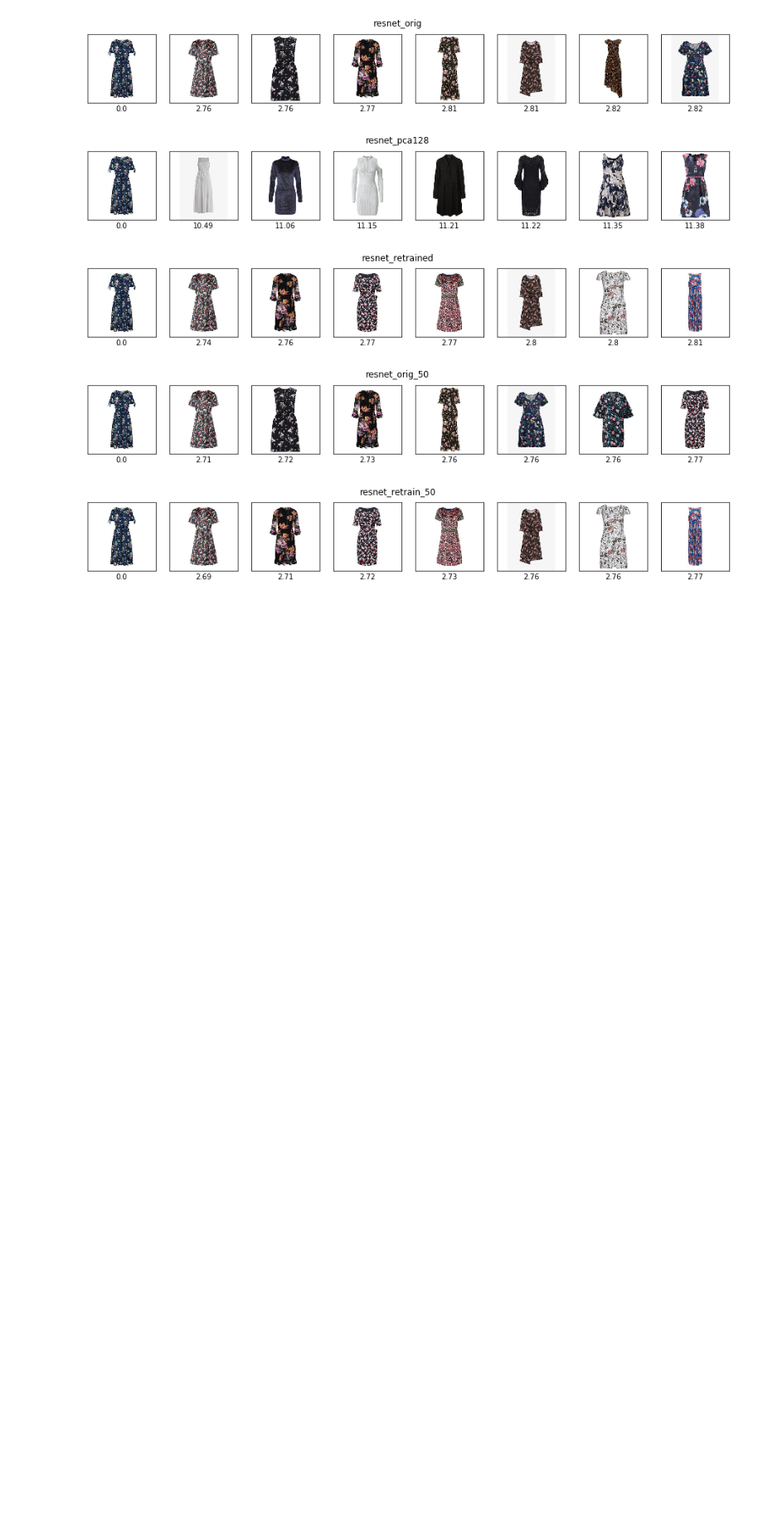
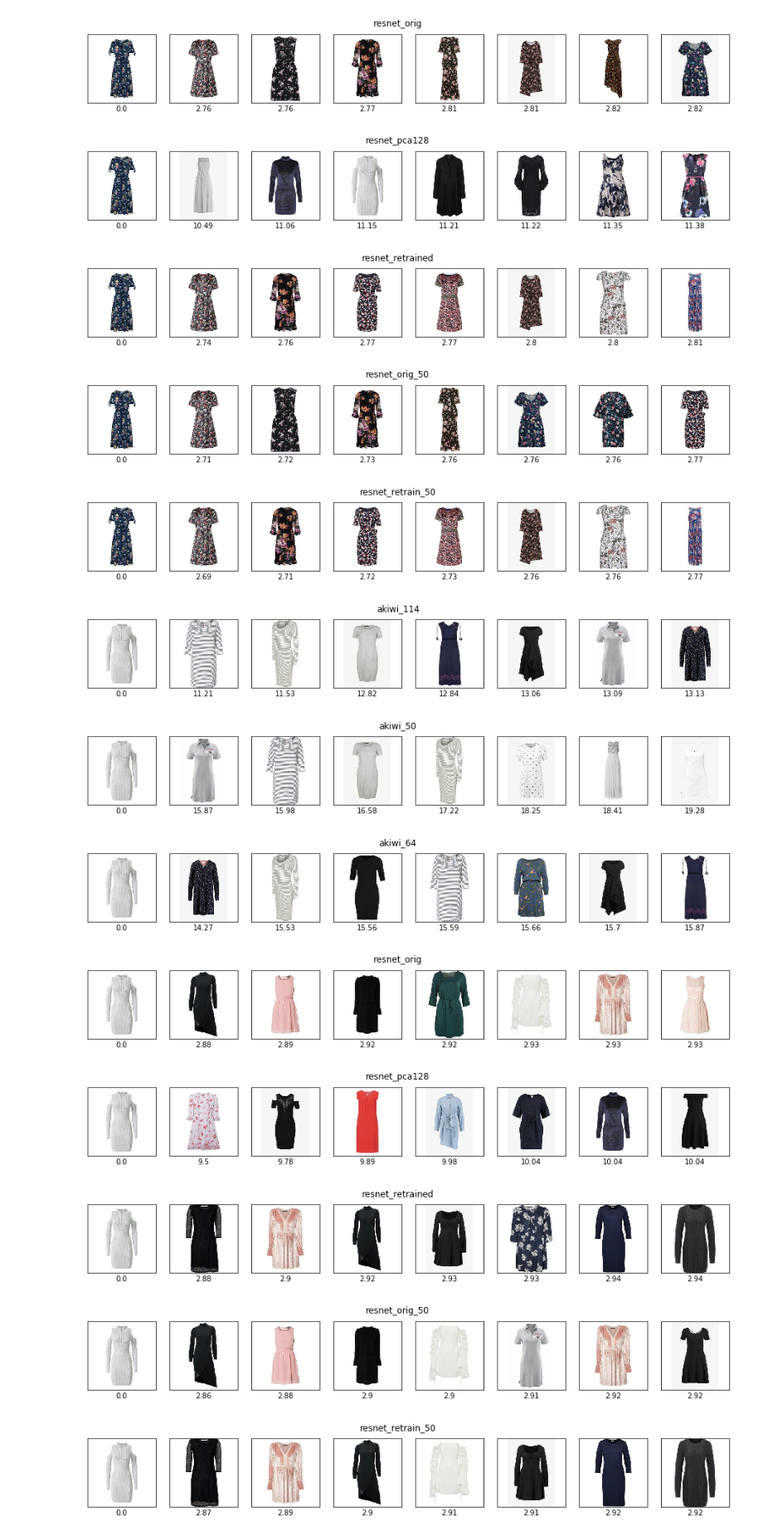
Before and after one commit to sonynka/fashion_gan, a Jupyter notebook: test_search_features.ipynb, the cells around one changed output. Shown at 83% size. Drawn from its saved outputs; the diff is of its cells as text; code cells hidden in the pictures; blank space fills up the shorter version.

```diff
--- a/test_search_features.ipynb
+++ b/test_search_features.ipynb
@@ -126,3 +126,16 @@ for key, features in feat_dict.items():
 [figure]
 [figure]
 [figure]
+# %%
+img_path = './test_images/dresses_sample/13718630.jpg'
+for key, features in feat_dict.items():
+    get_similar_imgs(img_path, filelist, features, title=key)
+# %% [output]
+[figure, added]
+[figure, added]
+[figure, added]
+[figure, added]
+[figure, added]
+[figure, added]
+[figure, added]
+[figure, added]
```
